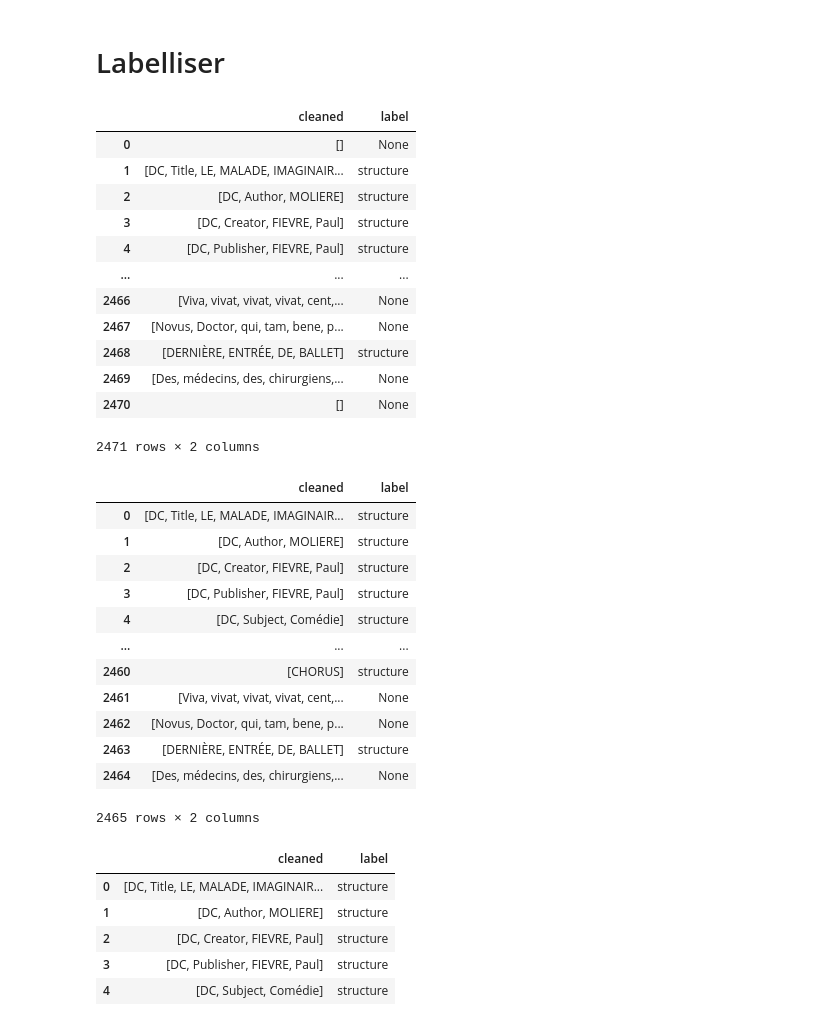
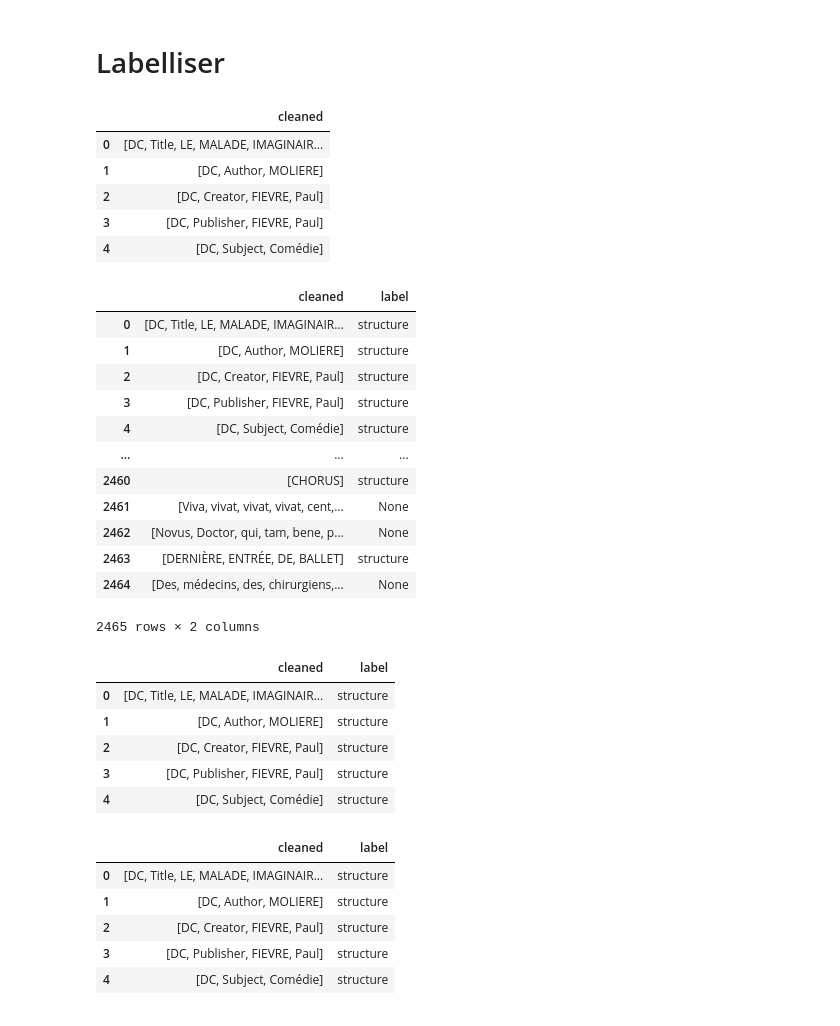
Before and after one commit to Antoine1608/TH-NL-P1-Decoupage_des_roles_d_une_piece_de_theatre, a Jupyter notebook: compte_mots.ipynb, the cells around one changed output. Drawn from its saved outputs; the diff is of its cells as text; code cells hidden in the pictures.

```diff
--- a/compte_mots.ipynb
+++ b/compte_mots.ipynb
@@ -77,11 +138,11 @@ df_tot.head()
 # %% [markdown]
 # Tokenizer le texte
 # %%
-%%time
+
 # On enlève la ponctuation et on tokenize
 from nltk.tokenize import RegexpTokenizer
-for c in range(0,df_tot.shape[1]):
-    for r in range(0,len(df_tot)):
-        if type(df_tot.iloc[r,c]) == str :
+for c in range(0,df.shape[1]):
+    for r in range(0,len(df)):
+        if type(df.iloc[r,c]) == str :
             tokenizer = RegexpTokenizer(r'\w+')
-            df_tot.at[r,c] = tokenizer.tokenize(df_tot.iloc[r,c])
+            df.at[r,c] = tokenizer.tokenize(df.iloc[r,c])
@@ -102,7 +160,7 @@ df_tot.head()
 # Rassembler les lignes dans une colonne "cleaned"
 from functools import reduce
 col = []
-for i in range(0, len(df_tot)):
-    col.append(reduce(lambda x,y : x+y if (type(x) == list and type(y) == list) else x, df_tot[i:i+1].values.tolist()[0]))
-df_tot["cleaned"] = col
+for i in range(0, len(df)):
+    col.append(reduce(lambda x,y : x+y if (type(x) == list and type(y) == list) else x, df[i:i+1].values.tolist()[0]))
+df["cleaned"] = col
 # %%
@@ -110,7 +168,7 @@ df_tot["cleaned"] = col
 # %%
-# A ce state df_tot est juste une colonne qui contient la liste de tous les mots de la ligne
-df_tot = pd.DataFrame(df_tot["cleaned"])
-df_tot.head()
+# On réduit df à une colonne qui contient la liste de tous les mots de la ligne
+df = pd.DataFrame(df["cleaned"])
+df.head()
 # %% [output]
 |  | cleaned |
 | 0 | [] |
@@ -120,4 +178,18 @@ df_tot.head()
 | 4 | [DC, Publisher, FIEVRE, Paul] |
 # %% [markdown]
 # Labelliser
+# %%
+# Supprimer les lignes où la col 'cleaned' contient une liste vide
+df = df[df['cleaned'].apply(lambda x: len(x) > 0)]
+
+# Réinitialiser l'index du DataFrame
+df.reset_index(drop=True, inplace=True)
+df.head()
+# %% [output]
+|  | cleaned |
+| 0 | [DC, Title, LE, MALADE, IMAGINAIR... |
+| 1 | [DC, Author, MOLIERE] |
+| 2 | [DC, Creator, FIEVRE, Paul] |
+| 3 | [DC, Publisher, FIEVRE, Paul] |
+| 4 | [DC, Subject, Comédie] |
 # %%
@@ -139,17 +206,17 @@ df_tot['label'] = df_tot['cleaned'].map(lambda x: label(x))
 # %%
-# A ce stade df_tot contient deux colonne 'cleaned' et 'label' qui contient structure, note ou None
-df_tot
+# A ce stade df contient deux colonnes : 'cleaned' et 'label' qui contient structure, note ou None
+df
 # %% [output]
 |  | cleaned | label |
-| 0 | [] | None |
-| 1 | [DC, Title, LE, MALADE, IMAGINAIR... | structure |
-| 2 | [DC, Author, MOLIERE] | structure |
-| 3 | [DC, Creator, FIEVRE, Paul] | structure |
-| 4 | [DC, Publisher, FIEVRE, Paul] | structure |
+| 0 | [DC, Title, LE, MALADE, IMAGINAIR... | structure |
+| 1 | [DC, Author, MOLIERE] | structure |
+| 2 | [DC, Creator, FIEVRE, Paul] | structure |
+| 3 | [DC, Publisher, FIEVRE, Paul] | structure |
+| 4 | [DC, Subject, Comédie] | structure |
 | ... | ... | ... |
-| 2466 | [Viva, vivat, vivat, vivat, cent,... | None |
-| 2467 | [Novus, Doctor, qui, tam, bene, p... | None |
-| 2468 | [DERNIÈRE, ENTRÉE, DE, BALLET] | structure |
-| 2469 | [Des, médecins, des, chirurgiens,... | None |
-| 2470 | [] | None |
+| 2460 | [CHORUS] | structure |
+| 2461 | [Viva, vivat, vivat, vivat, cent,... | None |
+| 2462 | [Novus, Doctor, qui, tam, bene, p... | None |
+| 2463 | [DERNIÈRE, ENTRÉE, DE, BALLET] | structure |
+| 2464 | [Des, médecins, des, chirurgiens,... | None |
-2471 rows × 2 columns
+2465 rows × 2 columns
@@ -156,11 +247,10 @@ df_tot
 # %%
-# Supprimer les ligne ou la col 'cleaned' contient une liste vide
+# Supprimer les lignes où la col 'cleaned' contient une liste vide
+df = df[df['cleaned'].apply(lambda x: len(x) > 0)]
 
-df_tot = df_tot[df_tot['cleaned'].apply(lambda x: len(x) > 0)]
-
-# Réinitialisez l'index du DataFrame pour obtenir des index consécutifs si nécessaire
-df_tot.reset_index(drop=True, inplace=True)
-df_tot
+# Réinitialiser l'index du DataFrame
+df.reset_index(drop=True, inplace=True)
+df.head()
 # %% [output]
 |  | cleaned | label |
 | 0 | [DC, Title, LE, MALADE, IMAGINAIR... | structure |
@@ -168,12 +258,5 @@ df_tot
 | 2 | [DC, Creator, FIEVRE, Paul] | structure |
 | 3 | [DC, Publisher, FIEVRE, Paul] | structure |
 | 4 | [DC, Subject, Comédie] | structure |
-| ... | ... | ... |
-| 2460 | [CHORUS] | structure |
-| 2461 | [Viva, vivat, vivat, vivat, cent,... | None |
-| 2462 | [Novus, Doctor, qui, tam, bene, p... | None |
-| 2463 | [DERNIÈRE, ENTRÉE, DE, BALLET] | structure |
-| 2464 | [Des, médecins, des, chirurgiens,... | None |
-2465 rows × 2 columns
 # %%
 # Supprimer les lignes labellisées note
```
Also changed, not shown: parts of 67 cells of this notebook.
